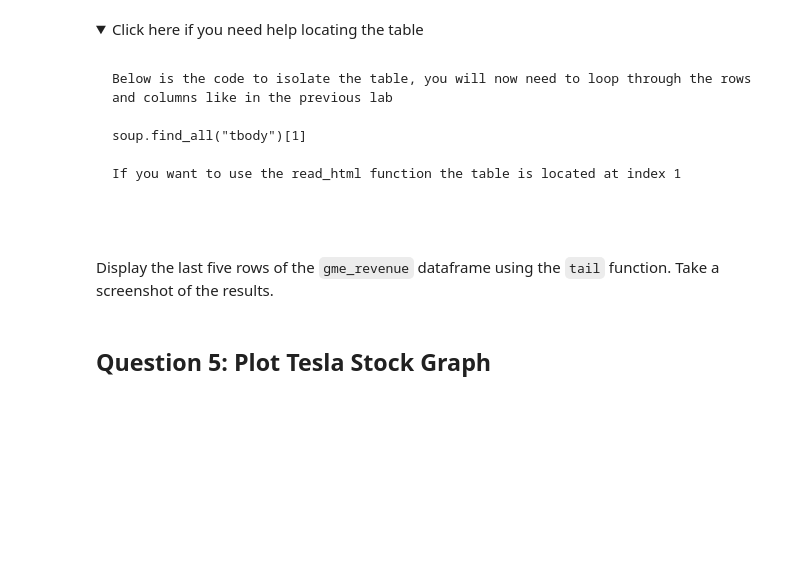
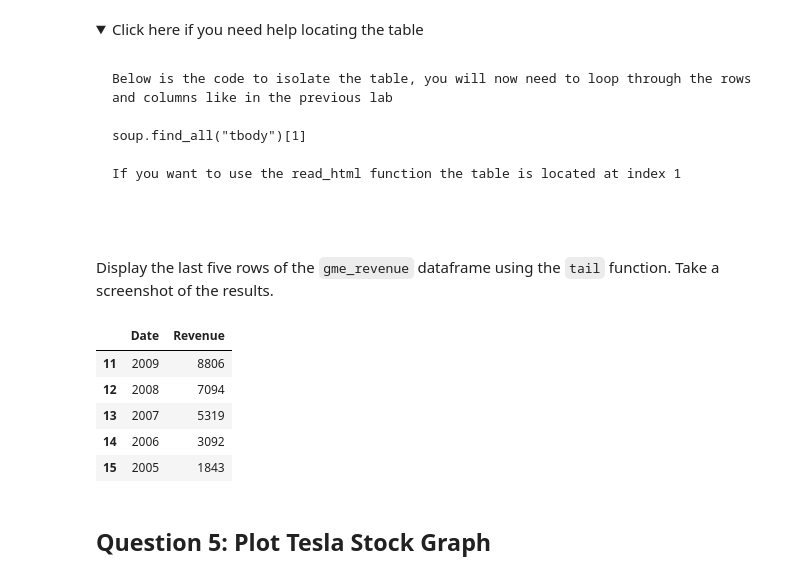
Before and after one commit to Luthiraa/DSE, a Jupyter notebook: Final Assignment.ipynb, the cells around one changed output. Cells and saved outputs as stored; diff of their text form; code cells hidden in the pictures; folded sections open; blank space fills up the shorter version.

````diff
--- a/Final Assignment.ipynb
+++ b/Final Assignment.ipynb
@@ -156,3 +171,20 @@ We are focusing on quarterly revenue in the lab.
+# %%
+import pandas as pd
+from bs4 import BeautifulSoup
+
+tesla_revenue = pd.DataFrame(columns=['Date', 'Revenue'])
+
+table = soup.find('table', class_='historical_data_table')
+
+if table == True:
+    rows = table.find_all('tr')
+    for row in rows[1:]:
+        columns = row.find_all('td')
+        date = columns[0].text.strip()
+        revenue = columns[1].text.strip().replace('$', '').replace(',', '')
+
+        new_row = pd.DataFrame({'Date': [date], 'Revenue': [revenue]})
+        tesla_revenue = pd.concat([tesla_revenue, new_row], ignore_index=True)
 # %% [markdown]
 Execute the following line to remove the comma and dollar sign from the `Revenue` column.
 # %%
@@ -177,8 +227,12 @@ Using the ticker object and the function `history` extract stock information and
 ## Question 4: Use Webscraping to Extract GME Revenue Data
 # %% [markdown]
 Use the `requests` library to download the webpage https://cf-courses-data.s3.us.cloud-object-storage.appdomain.cloud/IBMDeveloperSkillsNetwork-PY0220EN-SkillsNetwork/labs/project/stock.html. Save the text of the response as a variable named `html_data_2`.
+# %%
+html_data = requests.get("https://cf-courses-data.s3.us.cloud-object-storage.appdomain.cloud/IBMDeveloperSkillsNetwork-PY0220EN-SkillsNetwork/labs/project/stock.html").text
 # %% [markdown]
 Parse the html data using `beautiful_soup` using parser i.e `html5lib` or `html.parser`.
+# %%
+soup = BeautifulSoup(html_data, "html5lib")
 # %% [markdown]
 Using `BeautifulSoup` or the `read_html` function extract the table with `GameStop Revenue` and store it into a dataframe named `gme_revenue`. The dataframe should have columns `Date` and `Revenue`. Make sure the comma and dollar sign is removed from the `Revenue` column.
 # %% [markdown]
@@ -198,8 +252,33 @@ If you want to use the read_html function the table is located at index 1
 ```
 
 </details>
+# %%
+import pandas as pd
+
+gme_revenue = pd.DataFrame(columns=['Date', 'Revenue'])
+
+table = soup.find('table', class_='historical_data_table')
+
+if table:
+    rows = table.find_all('tr')
+    for row in rows[1:]:
+        columns = row.find_all('td')
+        date = columns[0].text.strip()
+        revenue = columns[1].text.strip().replace('$', '').replace(',', '')
+
+        new_row = pd.DataFrame({'Date': [date], 'Revenue': [revenue]})
+        gme_revenue = pd.concat([gme_revenue, new_row], ignore_index=True)
 # %% [markdown]
 Display the last five rows of the `gme_revenue` dataframe using the `tail` function. Take a screenshot of the results.
+# %%
+gme_revenue.tail()
+# %% [output]
+|  | Date | Revenue |
+| 11 | 2009 | 8806 |
+| 12 | 2008 | 7094 |
+| 13 | 2007 | 5319 |
+| 14 | 2006 | 3092 |
+| 15 | 2005 | 1843 |
 # %% [markdown]
 ## Question 5: Plot Tesla Stock Graph
 # %% [markdown]
````
Also changed, not shown: parts of 10 cells of this notebook.
